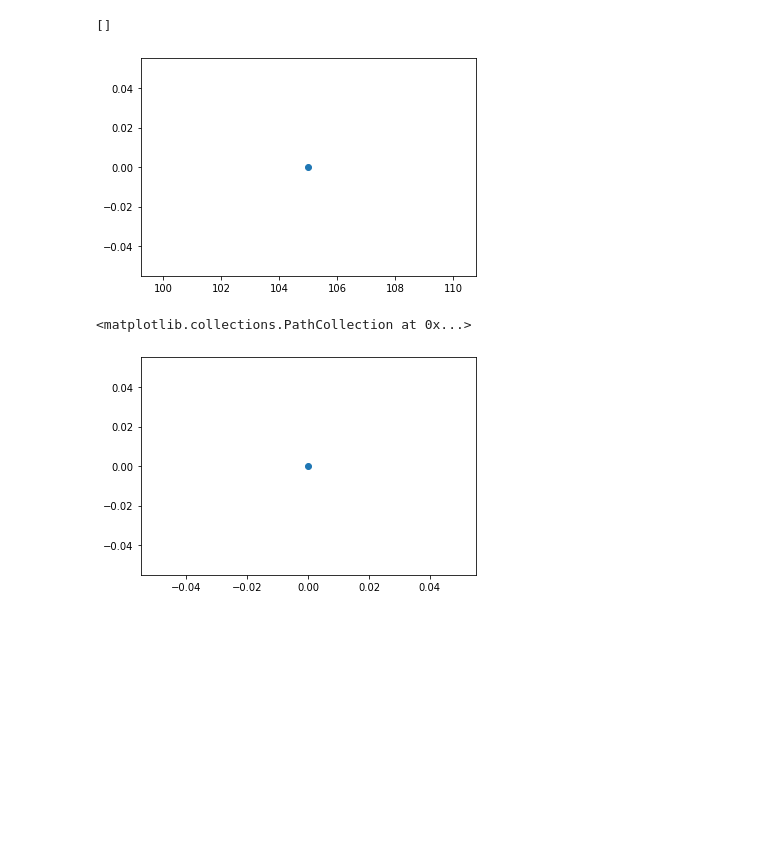
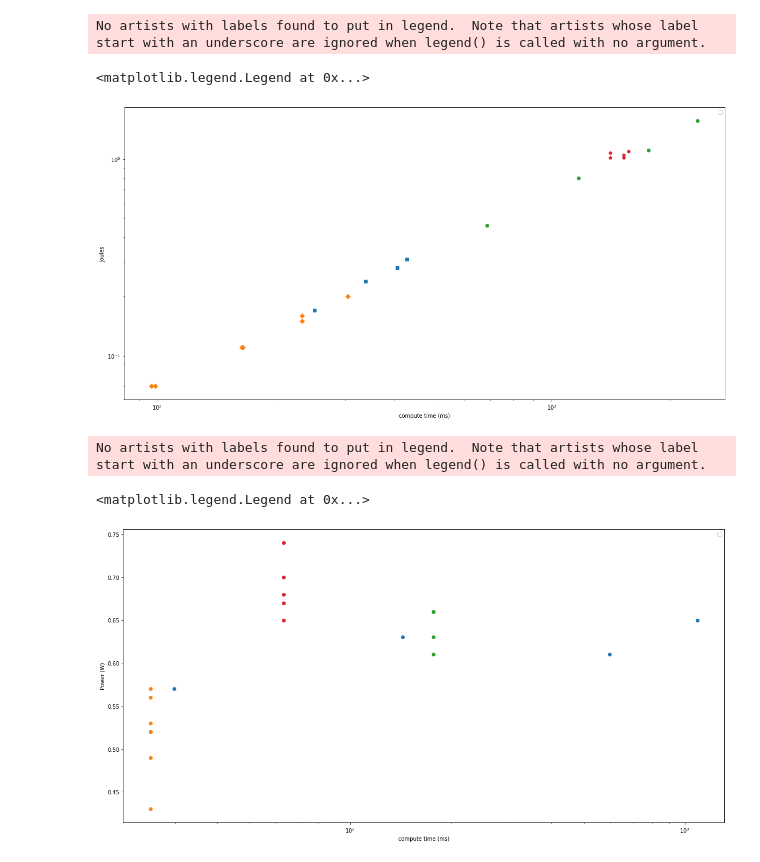
Before and after one commit to jsiloto/adaptive-cod-on-device, a Jupyter notebook: host/data_analysis.ipynb, the cells around one changed output. Drawn from its saved outputs; the diff is of its cells as text; code cells hidden in the pictures; blank space fills up the shorter version.

```diff
--- a/host/data_analysis.ipynb
+++ b/host/data_analysis.ipynb
@@ -192,12 +219,45 @@ findfont: Font family ['normal'] not found. Falling back to DejaVu Sans.
-# %%
-plt.scatter(df['ms'], df['Joules'])
-plt.plot()
-# %% [output]
-[]
-[figure, removed]
-# %%
-
-plt.scatter(df['params(K)'], df['Watts'])
-# %% [output]
-<matplotlib.collections.PathCollection at 0x...>
-[figure, removed]
+# %%
+def plot(ax, name, color='blue', marker='o'):
+    a = df[df.index.str.contains(name)]
+    plt.scatter(a['ms'], a['Joules'], marker=marker)
+
+fig = plt.figure(figsize=(20,10))
+ax = fig.add_subplot(111)
+ax.set_xlabel('compute time (ms)')
+ax.set_ylabel('Joules')
+ax.set_xscale('log')
+ax.set_yscale('log')
+
+f = "literature_comparison/literature.csv"
+df.columns = df.columns.str.replace(' ', '')
+plot(ax, "lee2021", color='cyan', marker='s')
+plot(ax, "assine2022b", color='red', marker="D")
+plot(ax, "assine2022a", color="#A8127D", marker="o")
+plot(ax, "matsubara2022", color='blue', marker="p")
+ax.legend()
+# %% [output]
+No artists with labels found to put in legend.  Note that artists whose label start with an underscore are ignored when legend() is called with no argument.
+<matplotlib.legend.Legend at 0x...>
+[figure, added]
+# %%
+def plot(ax, name, color='blue', marker='o'):
+    a = df[df.index.str.contains(name)]
+    plt.scatter(a['params(K)'], a['Watts'])
+
+fig = plt.figure(figsize=(20,10))
+ax = fig.add_subplot(111)
+ax.set_xlabel('compute time (ms)')
+ax.set_ylabel('Power (W)')
+ax.set_xscale('log')
+
+f = "literature_comparison/literature.csv"
+df.columns = df.columns.str.replace(' ', '')
+plot(ax, "lee2021", color='cyan', marker='s')
+plot(ax, "assine2022b", color='red', marker="D")
+plot(ax, "assine2022a", color="#A8127D", marker="o")
+plot(ax, "matsubara2022", color='blue', marker="p")
+ax.legend()
+# %% [output]
+No artists with labels found to put in legend.  Note that artists whose label start with an underscore are ignored when legend() is called with no argument.
+<matplotlib.legend.Legend at 0x...>
+[figure, added]
```
Also changed, not shown: parts of 7 cells of this notebook, 2 other files.
